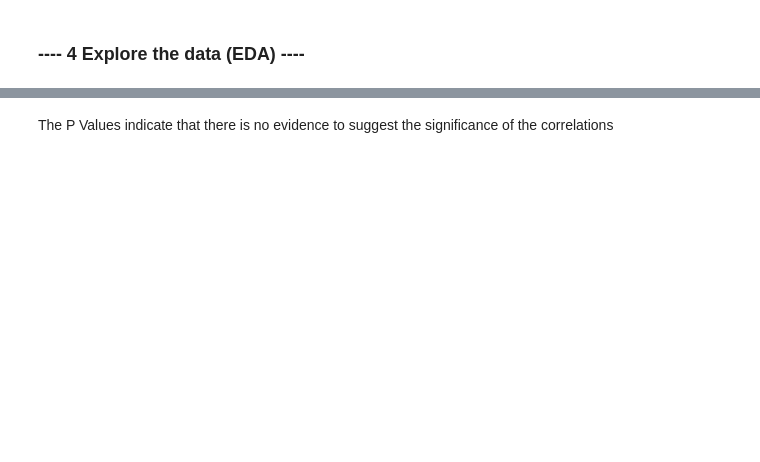
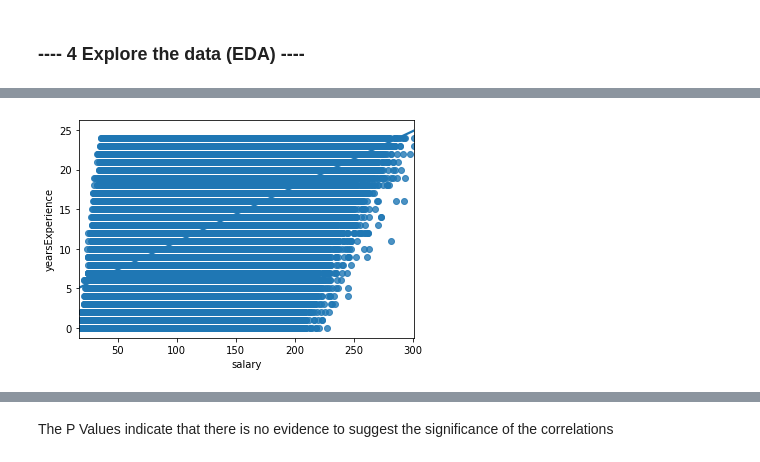
Before and after one commit to SophiaBouchama/salary-prediction-portfolio, a Jupyter notebook: Salary Prediction Notebook.ipynb, the cells around one changed output, grey strips where cells are left out. Cells and saved outputs as stored; diff of their text form; code cells hidden in the pictures; blank space fills up the shorter version.

```diff
--- a/Salary Prediction Notebook.ipynb
+++ b/Salary Prediction Notebook.ipynb
@@ -263,0 +353,4 @@ There seems to be weak linear relationships between the numerical variables. The
+# %%
+sns.regplot(x="salary", y="yearsExperience", data=df);
+# %% [output]
+[figure, added]
```
Also changed, not shown: parts of 47 cells of this notebook.
